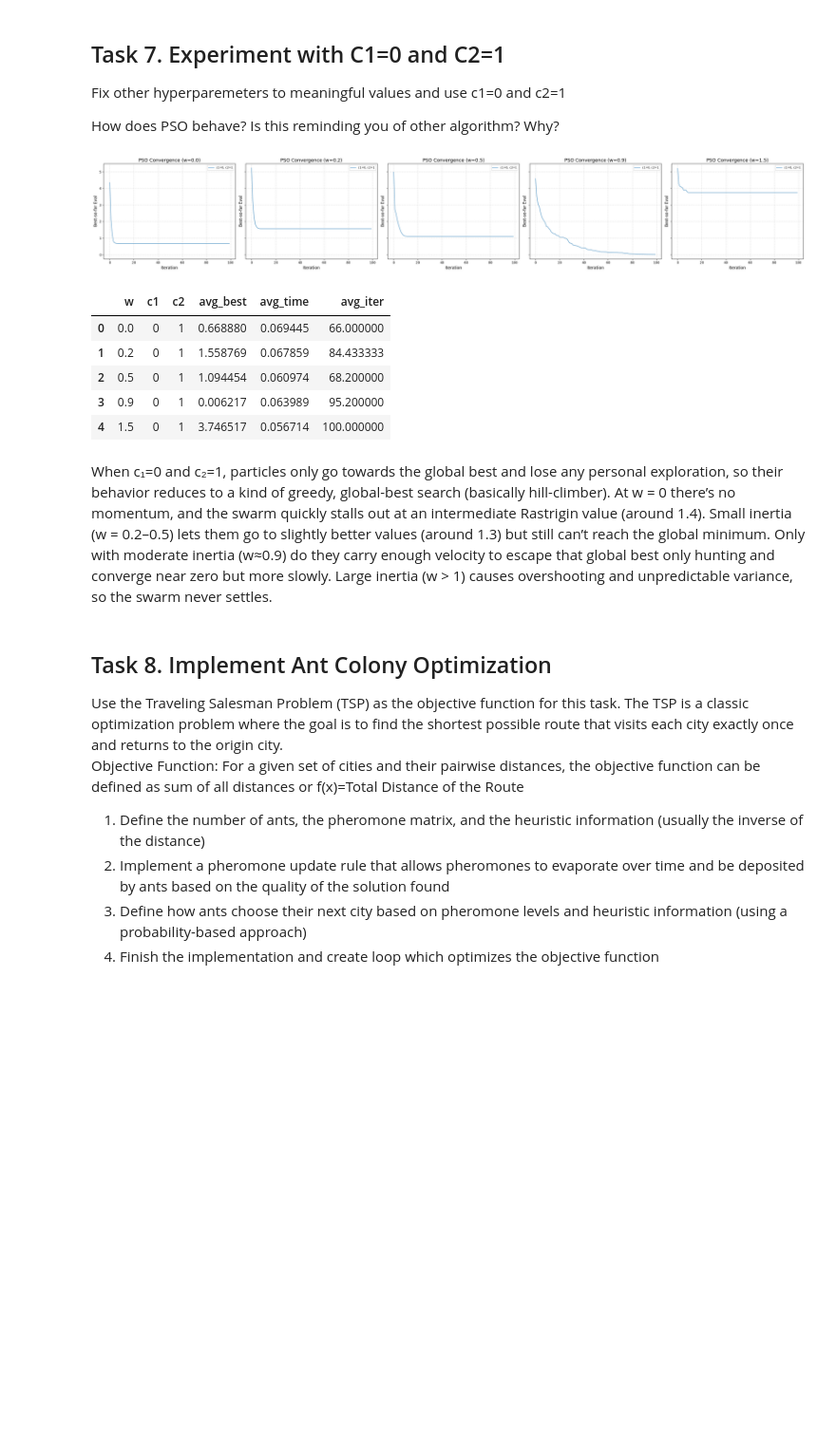
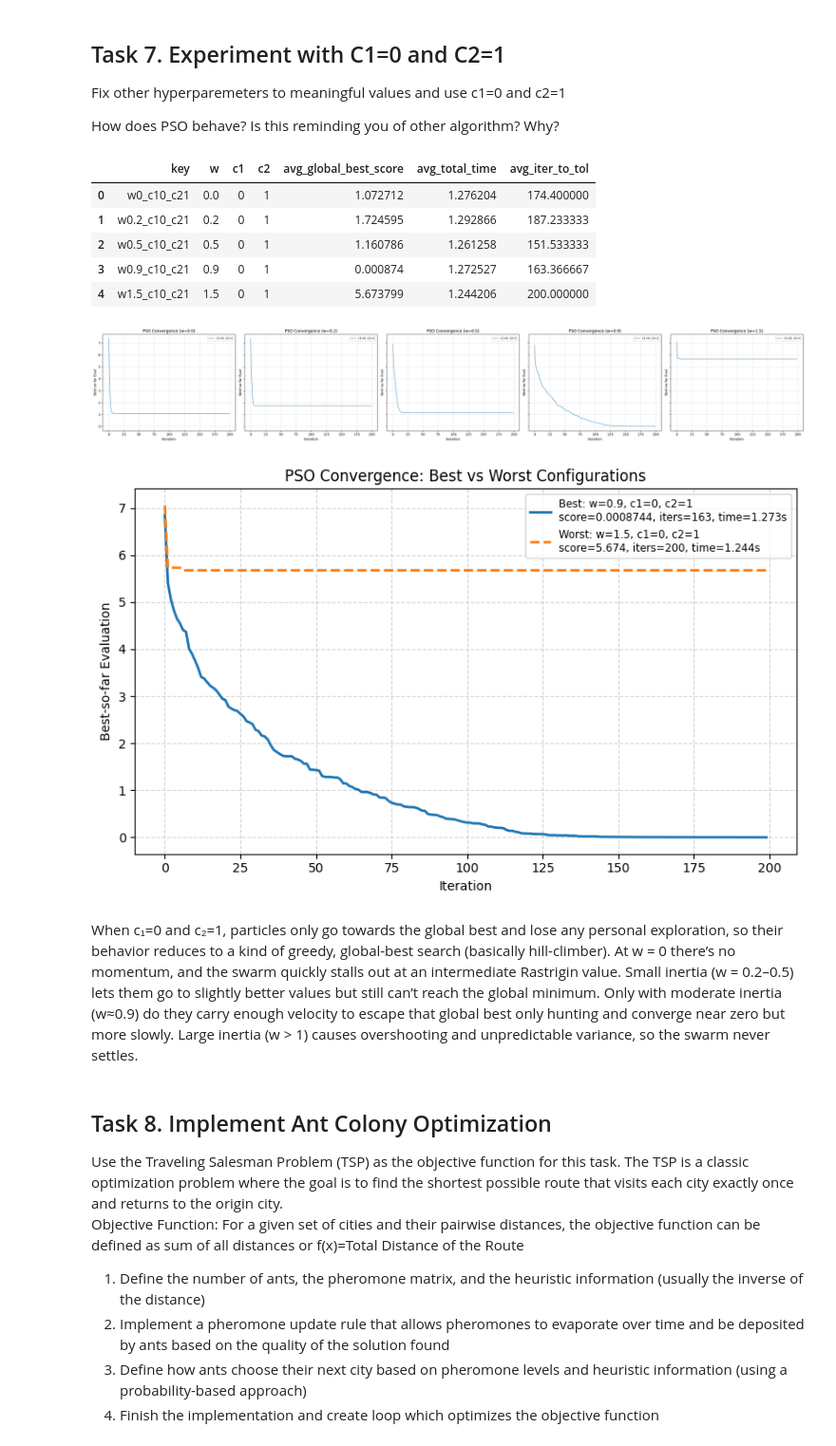
Before and after one commit to MarioSomodi/Optimization-Algorithms, a Jupyter notebook: OABOEC_Project_Mario_Somodi.ipynb, the cells around one changed output. Shown at 95% size. Saved outputs shown, nothing was run; the diff lists cells and outputs as text; code cells hidden in the pictures; blank space fills up the shorter version.

```diff
--- a/OABOEC_Project_Mario_Somodi.ipynb
+++ b/OABOEC_Project_Mario_Somodi.ipynb
@@ -555,18 +542,33 @@ Across the three inertia weights, w=0.5 resulted in the fastest drop to best Ras
 <h2> Task 7. Experiment with C1=0 and C2=1 </h2>
 <p> Fix other hyperparemeters to meaningful values and use c1=0 and c2=1 </p>
 <p> How does PSO behave? Is this reminding you of other algorithm? Why? </p>
-# %%
-run_particle_swarm_evaluation([0], [1], [0,0.2,0.5,0.9,1.5])
-# %% [output]
-[figure, removed]
-|  | w | c1 | c2 | avg_best | avg_time | avg_iter |
-| 0 | 0.0 | 0 | 1 | 0.668880 | 0.069445 | 66.000000 |
-| 1 | 0.2 | 0 | 1 | 1.558769 | 0.067859 | 84.433333 |
-| 2 | 0.5 | 0 | 1 | 1.094454 | 0.060974 | 68.200000 |
-| 3 | 0.9 | 0 | 1 | 0.006217 | 0.063989 | 95.200000 |
-| 4 | 1.5 | 0 | 1 | 3.746517 | 0.056714 | 100.000000 |
+# %%
+pso_evaluator_c10_c21 = PsoEvaluator(
+    c1_values=[0],
+    c2_values=[1],
+    w_values=[0, 0.2, 0.5, 0.9, 1.5],
+    runs=30,
+    max_iter=200,
+    tol=1e-3,
+    dim=3,
+    n_particles=100
+)
+
+pso_evaluator_c10_c21.evaluate()
+display(pso_evaluator_c10_c21.df.sort_values(['w','c1','c2']))
+pso_evaluator_c10_c21.plot()
+pso_evaluator_c10_c21.plot_best_vs_worst()
+# %% [output]
+|  | key | w | c1 | c2 | avg_global_best_score | avg_total_time | avg_iter_to_tol |
+| 0 | w0_c10_c21 | 0.0 | 0 | 1 | 1.072712 | 1.276204 | 174.400000 |
+| 1 | w0.2_c10_c21 | 0.2 | 0 | 1 | 1.724595 | 1.292866 | 187.233333 |
+| 2 | w0.5_c10_c21 | 0.5 | 0 | 1 | 1.160786 | 1.261258 | 151.533333 |
+| 3 | w0.9_c10_c21 | 0.9 | 0 | 1 | 0.000874 | 1.272527 | 163.366667 |
+| 4 | w1.5_c10_c21 | 1.5 | 0 | 1 | 5.673799 | 1.244206 | 200.000000 |
+[figure, added]
+[figure, added]
 # %% [markdown]
-When c₁=0 and c₂=1, particles only go towards the global best and lose any personal exploration, so their behavior reduces to a kind of greedy, global-best search (basically hill-climber). At w = 0 there’s no momentum, and the swarm quickly stalls out at an intermediate Rastrigin value (around 1.4). Small inertia (w = 0.2–0.5) lets them go to slightly better values (around 1.3) but still can’t reach the global minimum. Only with moderate inertia (w≈0.9) do they carry enough velocity to escape that global best only hunting and converge near zero but more slowly. Large inertia (w > 1) causes overshooting and unpredictable variance, so the swarm never settles.
+When c₁=0 and c₂=1, particles only go towards the global best and lose any personal exploration, so their behavior reduces to a kind of greedy, global-best search (basically hill-climber). At w = 0 there’s no momentum, and the swarm quickly stalls out at an intermediate Rastrigin value. Small inertia (w = 0.2–0.5) lets them go to slightly better values but still can’t reach the global minimum. Only with moderate inertia (w≈0.9) do they carry enough velocity to escape that global best only hunting and converge near zero but more slowly. Large inertia (w > 1) causes overshooting and unpredictable variance, so the swarm never settles.
 # %% [markdown]
 <h2> Task 8. Implement Ant Colony Optimization </h2>
 Use the Traveling Salesman Problem (TSP) as the objective function for this task. The TSP is a classic optimization problem where the goal is to find the shortest possible route that visits each city exactly once and returns to the origin city.
```
Also changed, not shown: parts of 4 cells of this notebook, 2 other files.
